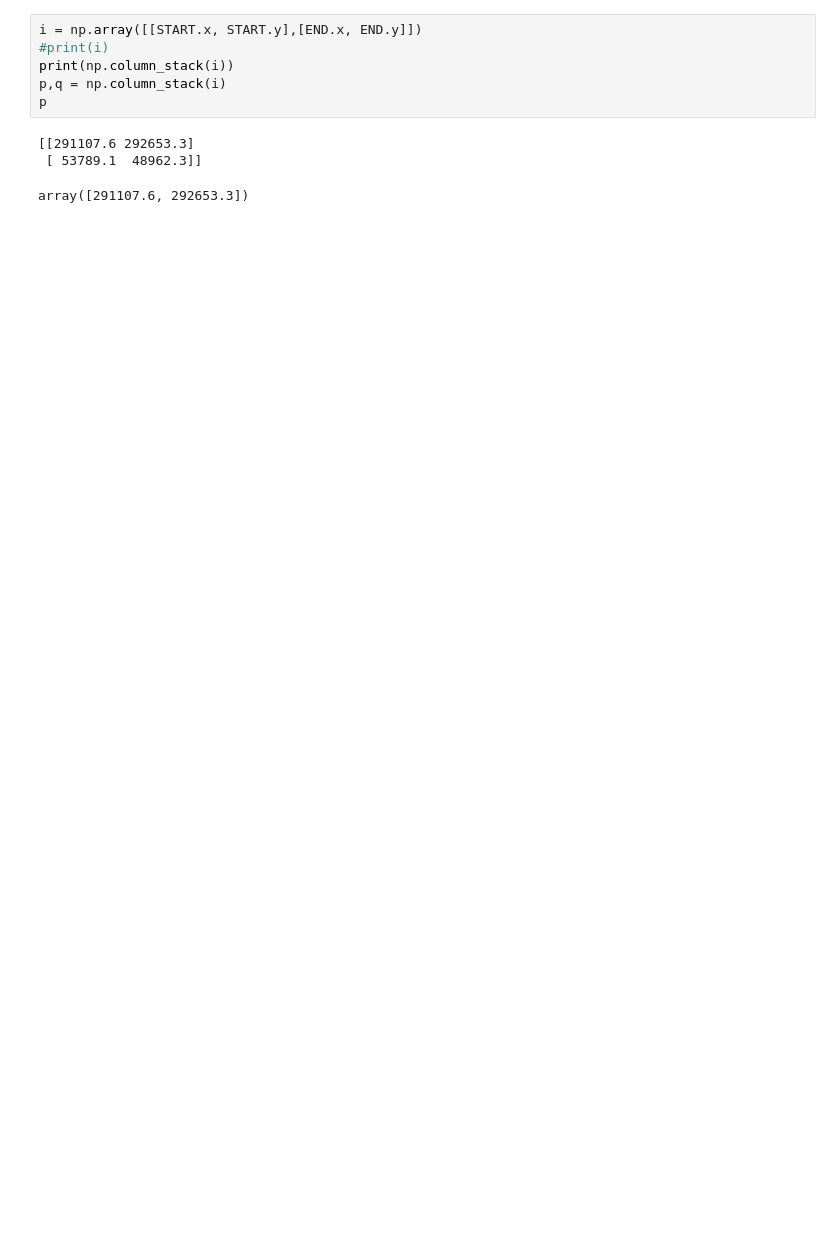
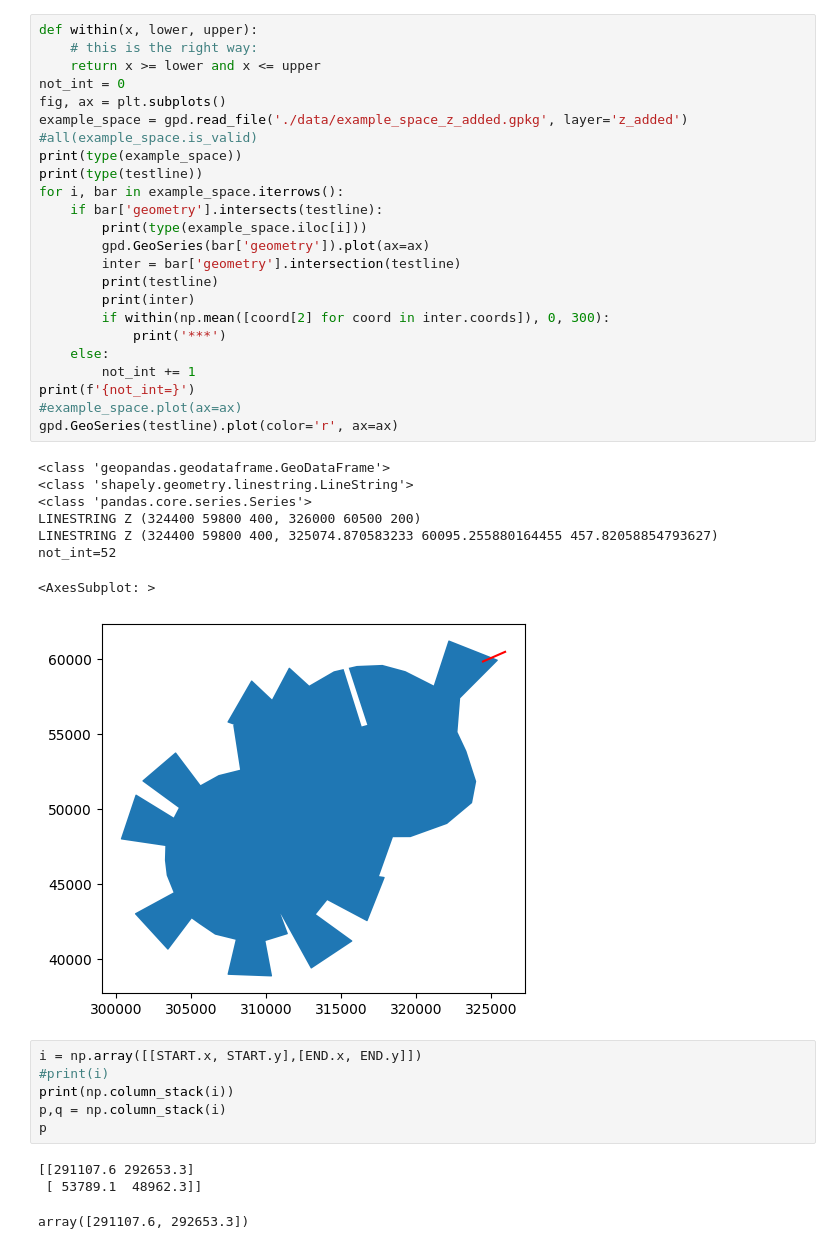
Before and after one commit to andre-kotze/gp-trajec, a Jupyter notebook: scratchpad.ipynb, the cells around one changed output. Drawn from its saved outputs; the diff is of its cells as text; blank space fills up the shorter version.

```diff
--- a/scratchpad.ipynb
+++ b/scratchpad.ipynb
@@ -22,3 +138,36 @@ example_route.geoms[0].length
+# %%
+def within(x, lower, upper):
+    # this is the right way:
+    return x >= lower and x <= upper
+not_int = 0
+fig, ax = plt.subplots()
+example_space = gpd.read_file('./data/example_space_z_added.gpkg', layer='z_added')
+#all(example_space.is_valid)
+print(type(example_space))
+print(type(testline))
+for i, bar in example_space.iterrows():
+    if bar['geometry'].intersects(testline):
+        print(type(example_space.iloc[i]))
+        gpd.GeoSeries(bar['geometry']).plot(ax=ax)
+        inter = bar['geometry'].intersection(testline)
+        print(testline)
+        print(inter)
+        if within(np.mean([coord[2] for coord in inter.coords]), 0, 300):
+            print('***')
+    else:
+        not_int += 1
+print(f'{not_int=}')
+#example_space.plot(ax=ax)
+gpd.GeoSeries(testline).plot(color='r', ax=ax)
+# %% [output]
+<class 'geopandas.geodataframe.GeoDataFrame'>
+<class 'shapely.geometry.linestring.LineString'>
+<class 'pandas.core.series.Series'>
+LINESTRING Z (324400 59800 400, 326000 60500 200)
+LINESTRING Z (324400 59800 400, 325074.870583233 60095.255880164455 457.82058854793627)
+not_int=52
+<AxesSubplot: >
+[figure, added]
 # %%
 i = np.array([[START.x, START.y],[END.x, END.y]])
 #print(i)
```
Also changed, not shown: parts of 26 cells of this notebook, 21 other files.
